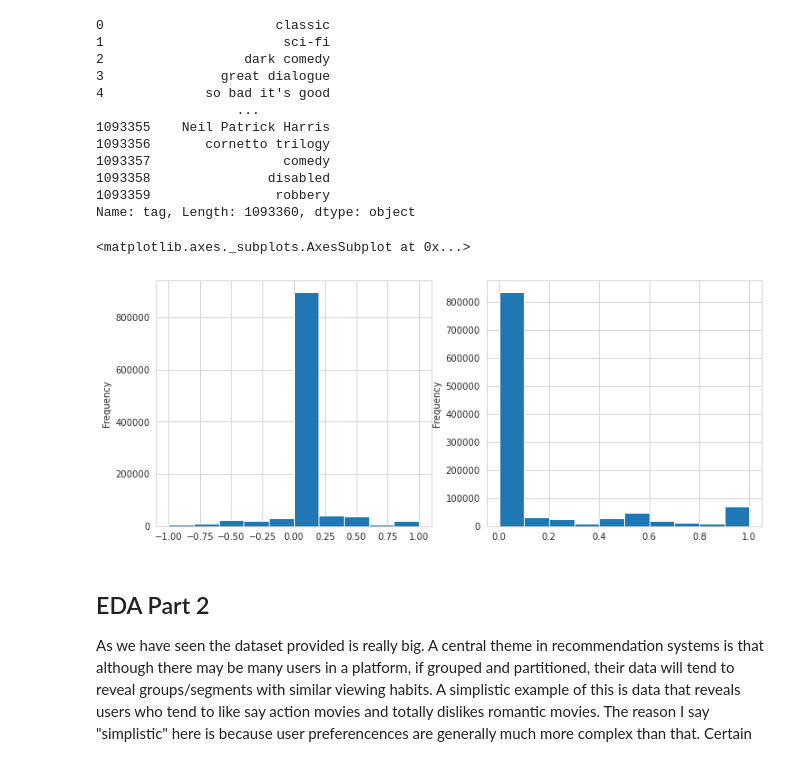
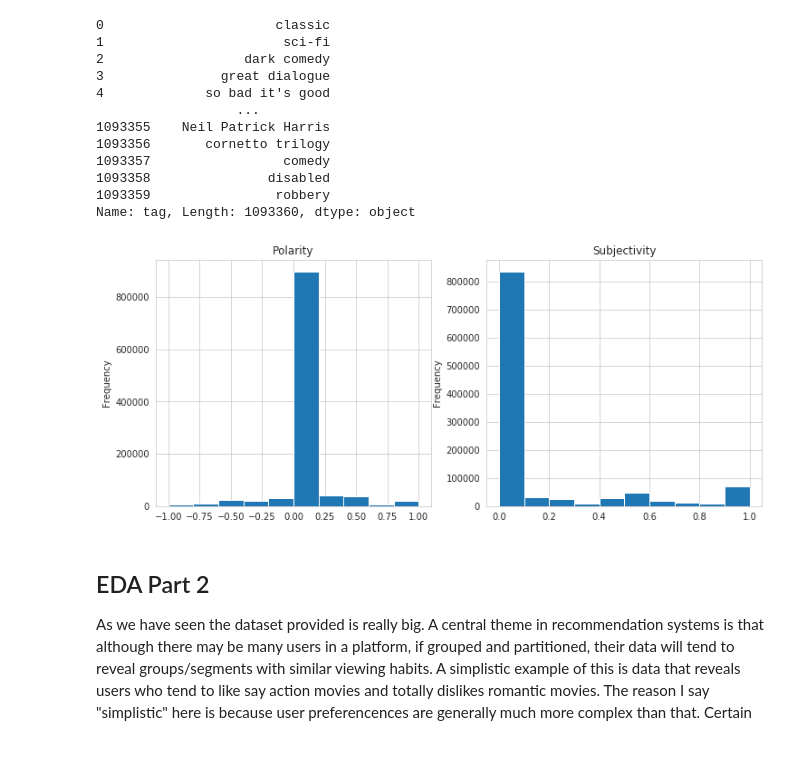
Before and after one commit to titusndondo/unsupervised-predict-streamlit-template, a Jupyter notebook: predict_deliverables/final_notebook.ipynb, the cells around one changed output. Cells and saved outputs as stored; diff of their text form; code cells hidden in the pictures.

```diff
--- a/predict_deliverables/final_notebook.ipynb
+++ b/predict_deliverables/final_notebook.ipynb
@@ -95,13 +76,13 @@ The data for the MovieLens dataset is maintained by the GroupLens research group
 
 ### Loading data files
 # %%
-train_data = pd.read_csv('../input/edsa-recommender-system-predict/train.csv', usecols = ['userId', 'movieId', 'rating'])
-test_data = pd.read_csv('../input/edsa-recommender-system-predict/test.csv')
-imdb_data = pd.read_csv('../input/edsa-recommender-system-predict/imdb_data.csv')
-movies_data = pd.read_csv('../input/edsa-recommender-system-predict/movies.csv')
-tags = pd.read_csv('../input/edsa-recommender-system-predict/tags.csv')
-genome_tags = pd.read_csv('../input/edsa-recommender-system-predict/genome_tags.csv')
-genome_scores = pd.read_csv('../input/edsa-recommender-system-predict/genome_scores.csv')
+train_data = pd.read_csv('data/train.csv', usecols = ['userId', 'movieId', 'rating'])
+test_data = pd.read_csv('data/test.csv')
+imdb_data = pd.read_csv('data/imdb_data.csv')
+movies_data = pd.read_csv('data/movies.csv')
+tags = pd.read_csv('data/tags.csv')
+genome_tags = pd.read_csv('data/genome_tags.csv')
+genome_scores = pd.read_csv('data/genome_scores.csv')
 # %%
 def getTableAttributes(df, df_name):
     rows, columns = df.shape
@@ -487,16 +441,18 @@ if EXECUTE:
         polarity.append(blob.sentiment[0])
         subjectivity.append(blob.sentiment[1])
 else:
-    polarity = pickle.load(open("../input/additionalfiles/tags_polarity.pkl", "rb"))
-    subjectivity = pickle.load(open("../input/additionalfiles/tags_subjectivity.pkl", "rb"))
+    polarity = pickle.load(open("data/pickles/tags_polarity.pkl", "rb"))
+    subjectivity = pickle.load(open("data/pickles/tags_subjectivity.pkl", "rb"))
 # %%
 fig, axes = plt.subplots(1, 2, figsize = (12, 5))
 
-pd.Series(polarity).plot(kind = 'hist', ax = axes[0])
-pd.Series(subjectivity).plot(kind = 'hist', ax = axes[1])
+g = pd.Series(polarity).plot(kind = 'hist', ax = axes[0])
+g.set_title('Polarity')
+f = pd.Series(subjectivity).plot(kind = 'hist', ax = axes[1])
+f.set_title('Subjectivity')
+plt.show()
 # %% [output]
-<matplotlib.axes._subplots.AxesSubplot at 0x...>
-[figure, old version]
+[figure, new version]
 # %% [markdown]
 ## EDA Part 2
 As we have seen the dataset provided is really big. A central theme in recommendation systems is that although there may be many users in a platform, if grouped and partitioned, their data will tend to reveal groups/segments with similar viewing habits. A simplistic example of this is data that reveals users who tend to like say action movies and totally dislikes romantic movies. The reason I say "simplistic" here is because user preferencences are generally much more complex than that. Certain movies, and commonly so, will have combinations of characteristics i.e action, thriller and fantasy. And very oftenly these attributes combine non-linearly and are therefore difficult to model. In this section we'll make an attempt to identify such groups. The section outlines as follows:
```
Also changed, not shown: parts of 40 cells of this notebook, 3 other files.
